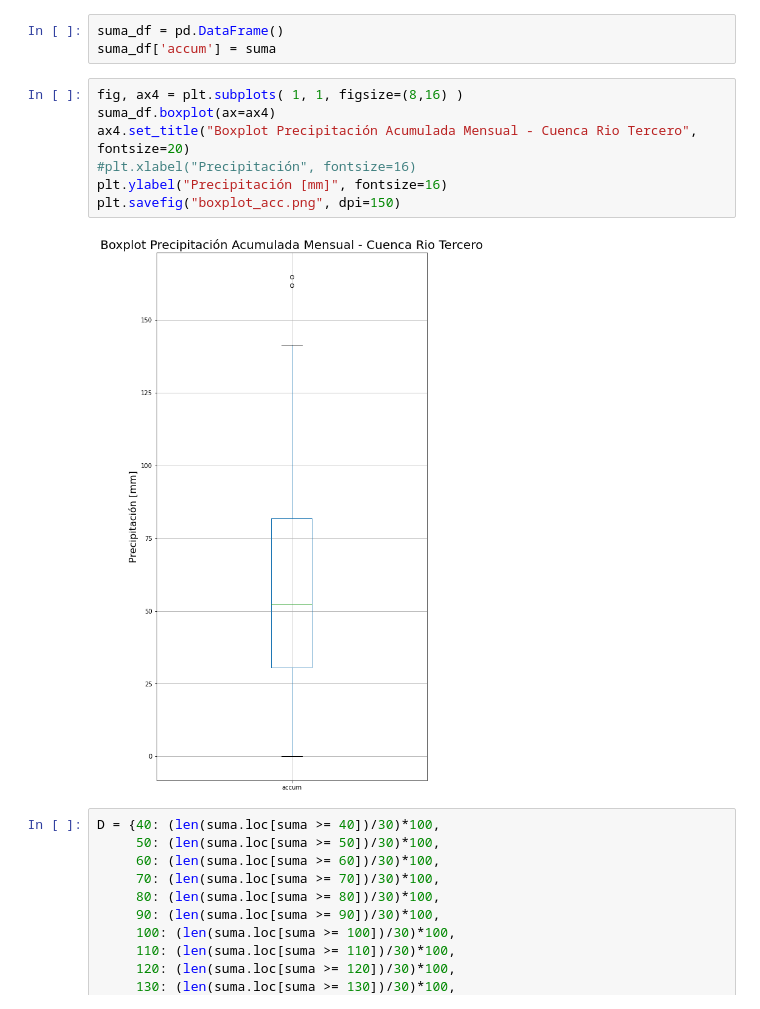
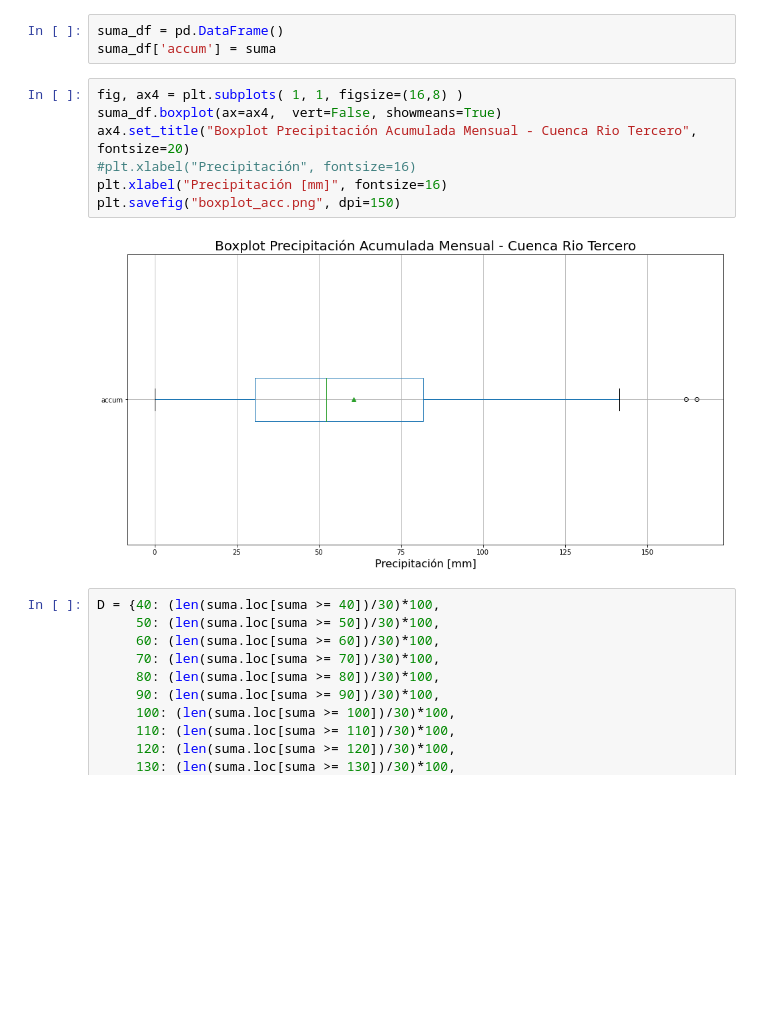
Before and after one commit to OHMC/gfsRaster, a Jupyter notebook: notebooks/Pronostico Mensual Marzo.ipynb, the cells around one changed output. Drawn from its saved outputs; the diff is of its cells as text; blank space fills up the shorter version.

```diff
--- a/notebooks/Pronostico Mensual Marzo.ipynb
+++ b/notebooks/Pronostico Mensual Marzo.ipynb
@@ -369,14 +361,14 @@ suma = full_df.sum()
 suma_df = pd.DataFrame()
 suma_df['accum'] = suma
 # %%
-fig, ax4 = plt.subplots( 1, 1, figsize=(8,16) )
-suma_df.boxplot(ax=ax4)
+fig, ax4 = plt.subplots( 1, 1, figsize=(16,8) )
+suma_df.boxplot(ax=ax4,  vert=False, showmeans=True)
 ax4.set_title("Boxplot Precipitación Acumulada Mensual - Cuenca Rio Tercero", fontsize=20)
 #plt.xlabel("Precipitación", fontsize=16)
-plt.ylabel("Precipitación [mm]", fontsize=16)
+plt.xlabel("Precipitación [mm]", fontsize=16)
 plt.savefig("boxplot_acc.png", dpi=150)
 # %% [output]
-[figure, old version]
+[figure, new version]
 # %%
 D = {40: (len(suma.loc[suma >= 40])/30)*100,
      50: (len(suma.loc[suma >= 50])/30)*100,
```
Also changed, not shown: parts of 3 cells of this notebook, 2 other files.
